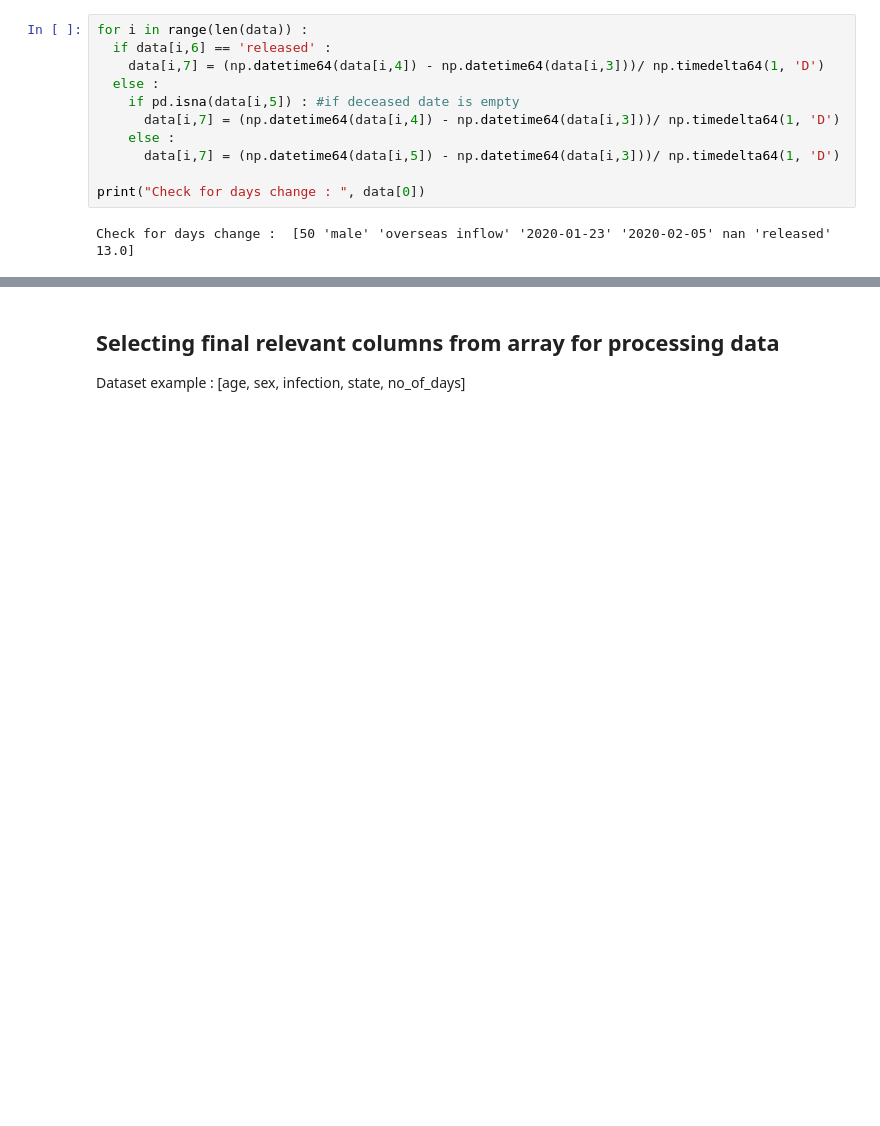
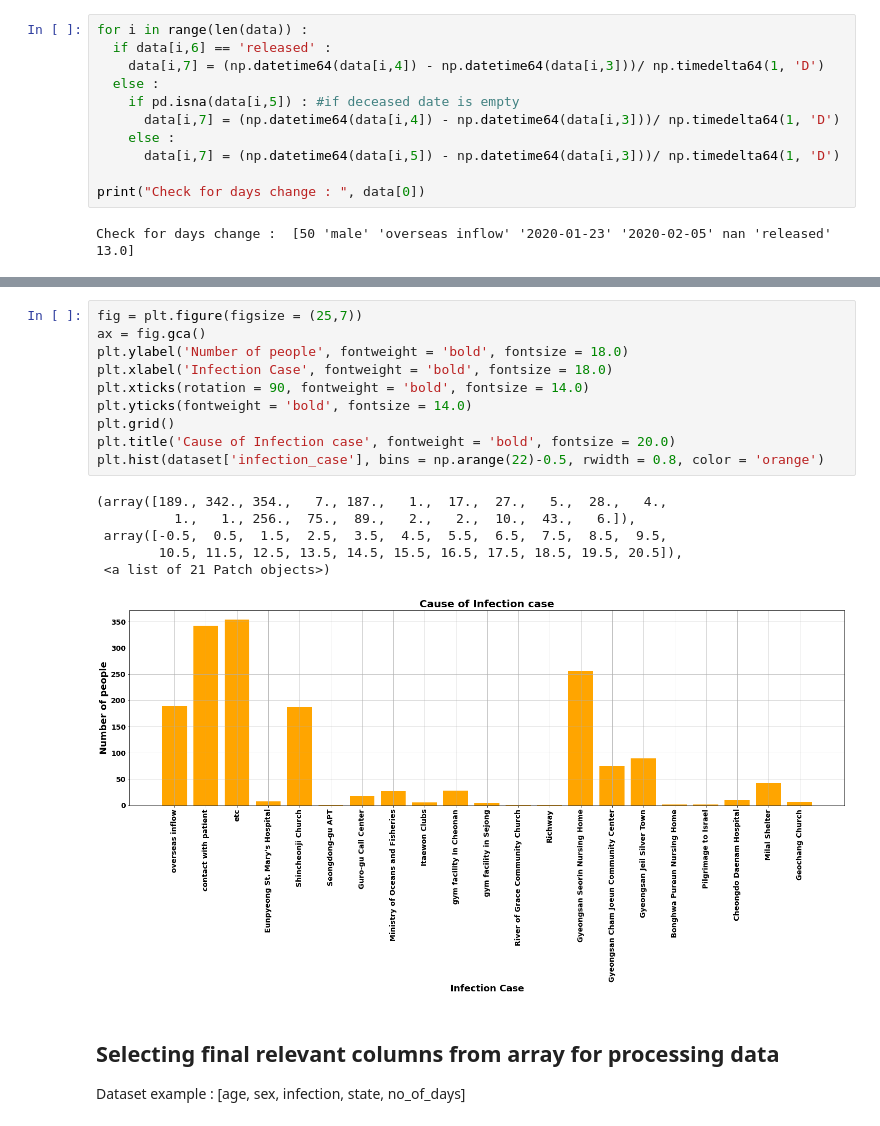
Before and after one commit to weasel-codes/covid-patient-recovery, a Jupyter notebook: Covid19_Patient_Recovery_Prediction.ipynb, the cells around one changed output, grey strips where cells are left out. Saved outputs shown, nothing was run; the diff lists cells and outputs as text; blank space fills up the shorter version.

```diff
--- a/Covid19_Patient_Recovery_Prediction.ipynb
+++ b/Covid19_Patient_Recovery_Prediction.ipynb
@@ -136,3 +189,20 @@ Check for days change :  [50 'male' 'overseas inflow' '2020-01-23' '2020-02-05'
+# %%
+fig = plt.figure(figsize = (25,7))
+ax = fig.gca()
+plt.ylabel('Number of people', fontweight = 'bold', fontsize = 18.0)
+plt.xlabel('Infection Case', fontweight = 'bold', fontsize = 18.0)
+plt.xticks(rotation = 90, fontweight = 'bold', fontsize = 14.0)
+plt.yticks(fontweight = 'bold', fontsize = 14.0)
+plt.grid()
+plt.title('Cause of Infection case', fontweight = 'bold', fontsize = 20.0)
+plt.hist(dataset['infection_case'], bins = np.arange(22)-0.5, rwidth = 0.8, color = 'orange')
+# %% [output]
+(array([189., 342., 354.,   7., 187.,   1.,  17.,  27.,   5.,  28.,   4.,
+          1.,   1., 256.,  75.,  89.,   2.,   2.,  10.,  43.,   6.]),
+ array([-0.5,  0.5,  1.5,  2.5,  3.5,  4.5,  5.5,  6.5,  7.5,  8.5,  9.5,
+        10.5, 11.5, 12.5, 13.5, 14.5, 15.5, 16.5, 17.5, 18.5, 19.5, 20.5]),
+ <a list of 21 Patch objects>)
+[figure, added]
 # %% [markdown]
 ## Selecting final relevant columns from array for processing data
 Dataset example : [age, sex, infection, state, no_of_days]
```
Also changed, not shown: parts of 62 cells of this notebook.
